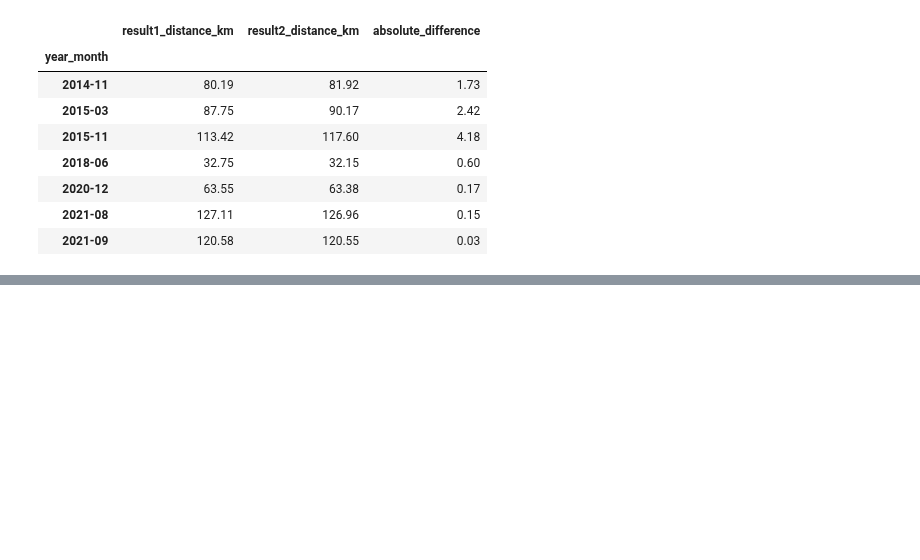
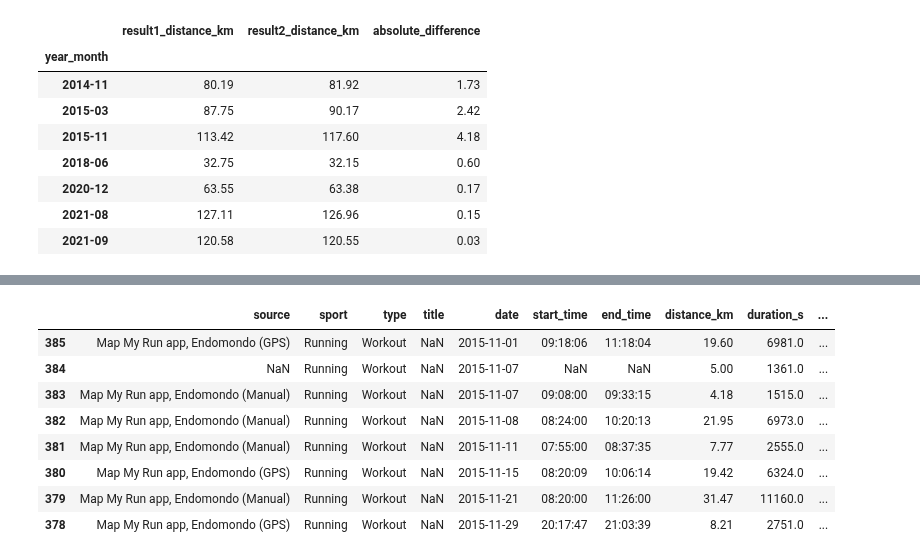
Before and after one commit to slazur83/Tableau, a Jupyter notebook: Workouts.ipynb, the cells around one changed output, grey strips where cells are left out. Drawn from its saved outputs; the diff is of its cells as text; code cells hidden in the pictures; blank space fills up the shorter version.

```diff
--- a/Workouts.ipynb
+++ b/Workouts.ipynb
@@ -285,2 +278,0 @@ df12345_filtered = df12345[~df12345['date'].isin(dates_to_remove)]
-# %%
-df12345 = pd.concat([df12345_filtered, merged_df], ignore_index=True)
@@ -311,8 +320,9 @@ display(sorted_df)
 # %%
-df12345['start_time'] = pd.to_datetime(df12345['start_time'], format='%H:%M:%S').dt.time
-df12345['start_time_minutes'] = df12345['start_time'].apply(lambda x: x.hour * 60 + x.minute if not pd.isnull(x) else None)
+final['start_time'] = pd.to_datetime(final['start_time'], format='%H:%M:%S').dt.time
+final['start_time_minutes'] = final['start_time'].apply(lambda x: x.hour * 60 + x.minute if not pd.isnull(x) else None)
 
-mask = (df12345.duplicated(subset=['date', 'start_time'], keep=False) &
-        (df12345['start_time_minutes'].diff().abs() <= 61) &
-        (df12345['source'] == 'Garmin Connect'))
-df12345 = df12345[~mask]
+mask = (final.duplicated(subset=['date', 'start_time'], keep=False) &
+        (final['start_time_minutes'].diff().abs() <= 61) &
+        (final['source'] == 'Garmin Connect'))
+
+final = final[~mask]
@@ -319,6 +338,6 @@ df12345 = df12345[~mask]
 # %%
-df12345['year_month'] = df12345['date'].dt.to_period('M')
+final['year_month'] = final['date'].dt.to_period('M')
 
-result1 = df12345.groupby('year_month')['distance_km'].sum().reset_index()
+result1 = final.groupby('year_month')['distance_km'].sum().reset_index()
 result1['year_month'] = result1['year_month'].dt.to_timestamp().dt.strftime('%Y-%m')
 # %%
@@ -365,0 +435,13 @@ display(filtered_df)
+# %%
+filtered_df = df12345[(df12345['date'].dt.year == 2015) & (df12345['date'].dt.month == 11)]
+filtered_df
+# %% [output]
+|  | source | sport | type | title | date | start_time | end_time | distance_km | duration_s | ... |
+| 385 | Map My Run app, Endomondo (GPS) | Running | Workout | NaN | 2015-11-01 | 09:18:06 | 11:18:04 | 19.60 | 6981.0 | ... |
+| 384 | NaN | Running | Workout | NaN | 2015-11-07 | NaN | NaN | 5.00 | 1361.0 | ... |
+| 383 | Map My Run app, Endomondo (Manual) | Running | Workout | NaN | 2015-11-07 | 09:08:00 | 09:33:15 | 4.18 | 1515.0 | ... |
+| 382 | Map My Run app, Endomondo (Manual) | Running | Workout | NaN | 2015-11-08 | 08:24:00 | 10:20:13 | 21.95 | 6973.0 | ... |
+| 381 | Map My Run app, Endomondo (Manual) | Running | Workout | NaN | 2015-11-11 | 07:55:00 | 08:37:35 | 7.77 | 2555.0 | ... |
+| 380 | Map My Run app, Endomondo (GPS) | Running | Workout | NaN | 2015-11-15 | 08:20:09 | 10:06:14 | 19.42 | 6324.0 | ... |
+| 379 | Map My Run app, Endomondo (Manual) | Running | Workout | NaN | 2015-11-21 | 08:20:00 | 11:26:00 | 31.47 | 11160.0 | ... |
+| 378 | Map My Run app, Endomondo (GPS) | Running | Workout | NaN | 2015-11-29 | 20:17:47 | 21:03:39 | 8.21 | 2751.0 | ... |
```
Also changed, not shown: parts of 23 cells of this notebook.
